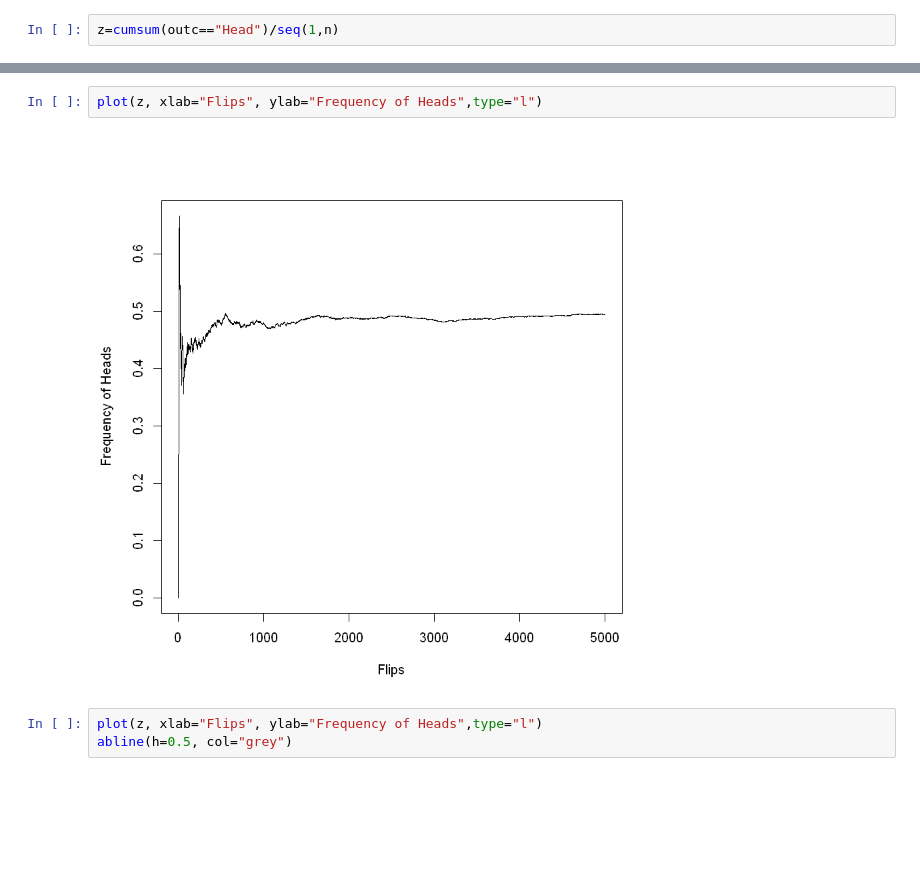
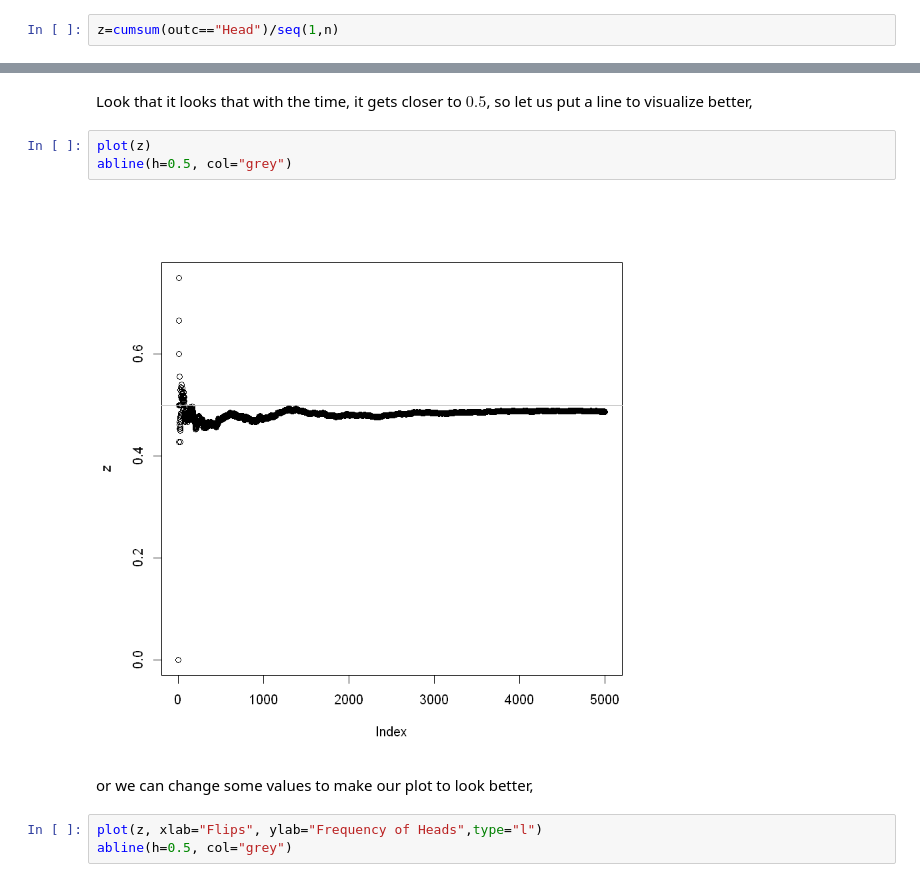
Before and after one commit to jmsevillam/R_basics, a Jupyter notebook: Notebooks/0. Introduction to R.ipynb, the cells around one changed output, grey strips where cells are left out. Drawn from its saved outputs; the diff is of its cells as text; blank space fills up the shorter version.

```diff
--- a/Notebooks/0. Introduction to R.ipynb
+++ b/Notebooks/0. Introduction to R.ipynb
@@ -104,7 +134,12 @@ plot(z)
-# %%
-plot(z, xlab="Flips", ylab="Frequency of Heads",type="l")
-# %% [output]
-[figure, removed]
+# %% [markdown]
+Look that it looks that with the time, it gets closer to $0.5$, so let us put a line to visualize better,
+# %%
+plot(z)
+abline(h=0.5, col="grey")
+# %% [output]
+[figure, added]
+# %% [markdown]
+or we can change some values to make our plot to look better,
 # %%
 plot(z, xlab="Flips", ylab="Frequency of Heads",type="l")
 abline(h=0.5, col="grey")
```
Also changed, not shown: parts of 11 cells of this notebook, 1 other file.
